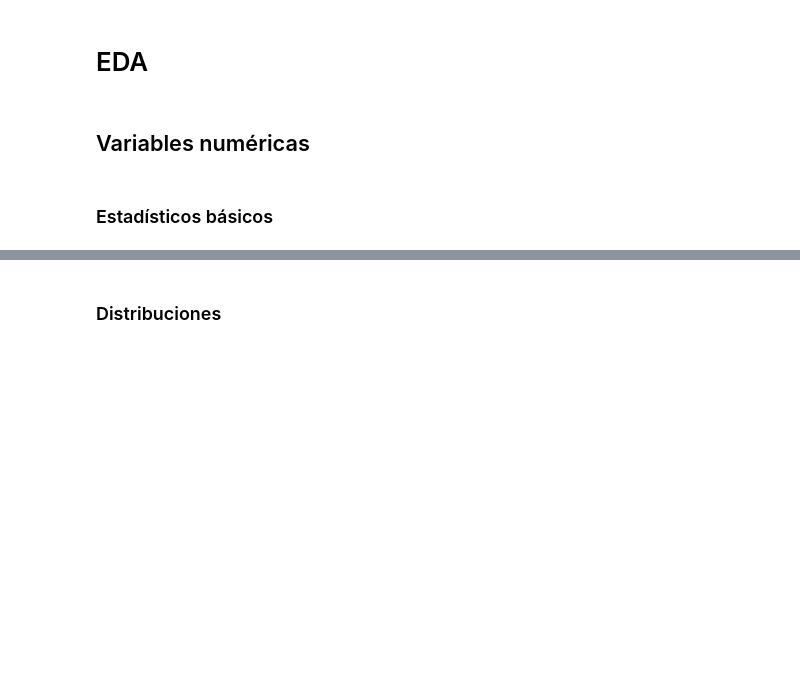
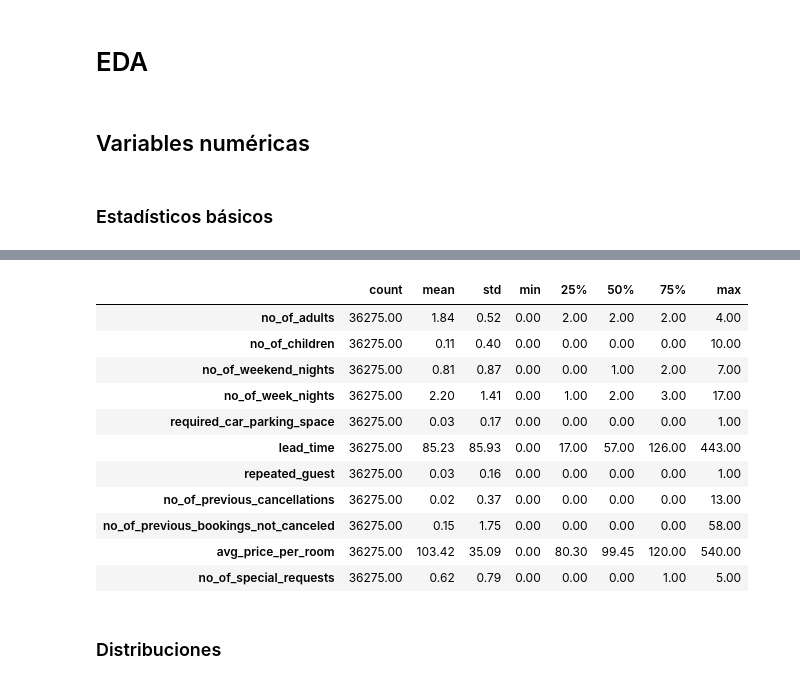
Before and after one commit to YacoCappelletti/analisis_reservas_hotel_dev, a Jupyter notebook: analisis_reservas_hotel.ipynb, the cells around one changed output, grey strips where cells are left out. Cells and saved outputs as stored; diff of their text form; code cells hidden in the pictures; blank space fills up the shorter version.

```diff
--- a/analisis_reservas_hotel.ipynb
+++ b/analisis_reservas_hotel.ipynb
@@ -98,3 +65,77 @@ display(HTML(centered_table))
+# %%
+
+
+# --- Seleccionar solo columnas numéricas ---
+numerical_cols = df.select_dtypes(include=np.number).columns.tolist()
+temporal_cols = ['arrival_year', 'arrival_month', 'arrival_date']
+numerical_cols = [col for col in numerical_cols if col not in temporal_cols]
+
+if 'Booking_ID' in numerical_cols:
+    numerical_cols.remove('Booking_ID')
+
+# --- Generar estadísticas descriptivas ---
+desc_df = df[numerical_cols].describe().T
+
+# --- Estilizar tabla: 2 decimales y centrado ---
+styled_table = (
+    desc_df.style
+    .format("{:.2f}")
+    .set_properties(**{
+        'text-align': 'center',
+        'white-space': 'normal',
+        'word-wrap': 'break-word',
+        'height': 'auto',
+        'vertical-align': 'middle',
+        'padding': '5px 3px'  # Menor padding
+    })
+    .set_table_attributes('border="1" class="dataframe styled-table" style="border-collapse:collapse; width:100%;"')
+)
+
+html_table = styled_table.to_html()
+
+# --- CSS personalizado para mejorar diseño ---
+full_html = f"""
+<style>
+    .styled-table {{
+        width: 100%;
+        table-layout: auto;
+        border-collapse: collapse;
+        font-size: 12px;
+    }}
+    .styled-table th,
+    .styled-table td {{
+        white-space: normal;
+        word-wrap: break-word;
+        text-align: center;
+        vertical-align: middle;
+        padding: 12px 6px;
+        min-width: 90px;
+        max-width: 200px;
+    }}
+</style>
+
+<div style="display: flex; justify-content: center; width: 100%; margin: 5px 0;"> <!-- 👈 Menos margen -->
+    <div style="width: 80%; overflow-x: auto;">
+        {html_table}
+    </div>
+</div>
+"""
+
+# Mostrar en Jupyter Notebook
+display(HTML(full_html))
+# %% [output]
+|  | count | mean | std | min | 25% | 50% | 75% | max |
+| no_of_adults | 36275.00 | 1.84 | 0.52 | 0.00 | 2.00 | 2.00 | 2.00 | 4.00 |
+| no_of_children | 36275.00 | 0.11 | 0.40 | 0.00 | 0.00 | 0.00 | 0.00 | 10.00 |
+| no_of_weekend_nights | 36275.00 | 0.81 | 0.87 | 0.00 | 0.00 | 1.00 | 2.00 | 7.00 |
+| no_of_week_nights | 36275.00 | 2.20 | 1.41 | 0.00 | 1.00 | 2.00 | 3.00 | 17.00 |
+| required_car_parking_space | 36275.00 | 0.03 | 0.17 | 0.00 | 0.00 | 0.00 | 0.00 | 1.00 |
+| lead_time | 36275.00 | 85.23 | 85.93 | 0.00 | 17.00 | 57.00 | 126.00 | 443.00 |
+| repeated_guest | 36275.00 | 0.03 | 0.16 | 0.00 | 0.00 | 0.00 | 0.00 | 1.00 |
+| no_of_previous_cancellations | 36275.00 | 0.02 | 0.37 | 0.00 | 0.00 | 0.00 | 0.00 | 13.00 |
+| no_of_previous_bookings_not_canceled | 36275.00 | 0.15 | 1.75 | 0.00 | 0.00 | 0.00 | 0.00 | 58.00 |
+| avg_price_per_room | 36275.00 | 103.42 | 35.09 | 0.00 | 80.30 | 99.45 | 120.00 | 540.00 |
+| no_of_special_requests | 36275.00 | 0.62 | 0.79 | 0.00 | 0.00 | 0.00 | 1.00 | 5.00 |
 # %% [markdown]
 ### Distribuciones
 # %%
```
Also changed, not shown: parts of 79 cells of this notebook.
